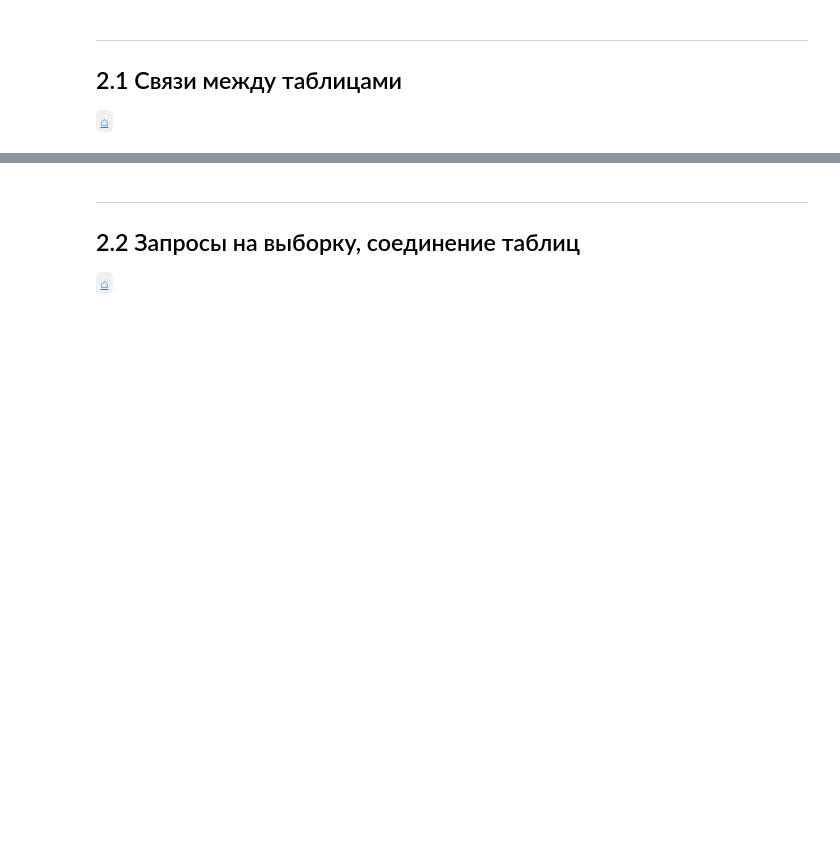
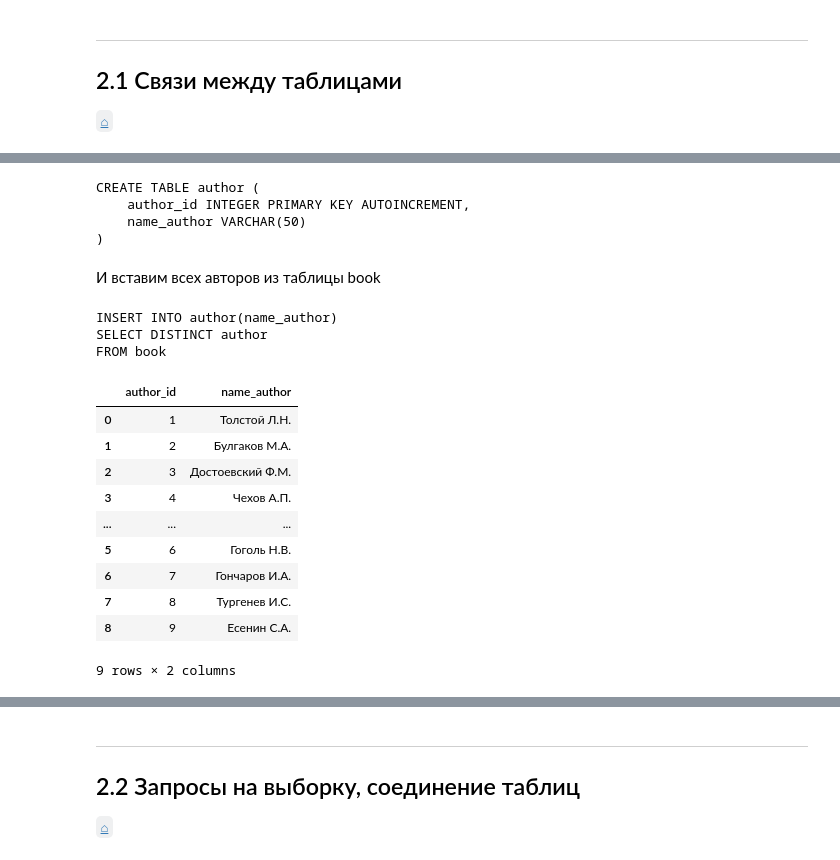
Before and after one commit to KlukvaMors/SQL-basic, a Jupyter notebook: chapter2.ipynb, the cells around one changed output, grey strips where cells are left out. Saved outputs shown, nothing was run; the diff lists cells and outputs as text; code cells hidden in the pictures; blank space fills up the shorter version.

```diff
--- a/chapter2.ipynb
+++ b/chapter2.ipynb
@@ -43,0 +145,31 @@
+# %%
+load_sql('sql/chapter2/author.sql')
+# %% [output]
+CREATE TABLE author (
+    author_id INTEGER PRIMARY KEY AUTOINCREMENT,
+    name_author VARCHAR(50)
+)
+# %% [markdown]
+И вставим всех авторов из таблицы book
+# %%
+sql("""
+INSERT INTO author(name_author)
+SELECT DISTINCT author
+FROM book
+""")
+table('author')
+# %% [output]
+INSERT INTO author(name_author)
+SELECT DISTINCT author
+FROM book
+|  | author_id | name_author |
+| 0 | 1 | Толстой Л.Н. |
+| 1 | 2 | Булгаков М.А. |
+| 2 | 3 | Достоевский Ф.М. |
+| 3 | 4 | Чехов А.П. |
+| ... | ... | ... |
+| 5 | 6 | Гоголь Н.В. |
+| 6 | 7 | Гончаров И.А. |
+| 7 | 8 | Тургенев И.С. |
+| 8 | 9 | Есенин С.А. |
+9 rows × 2 columns
```
Also changed, not shown: parts of 14 cells of this notebook, 15 other files.
